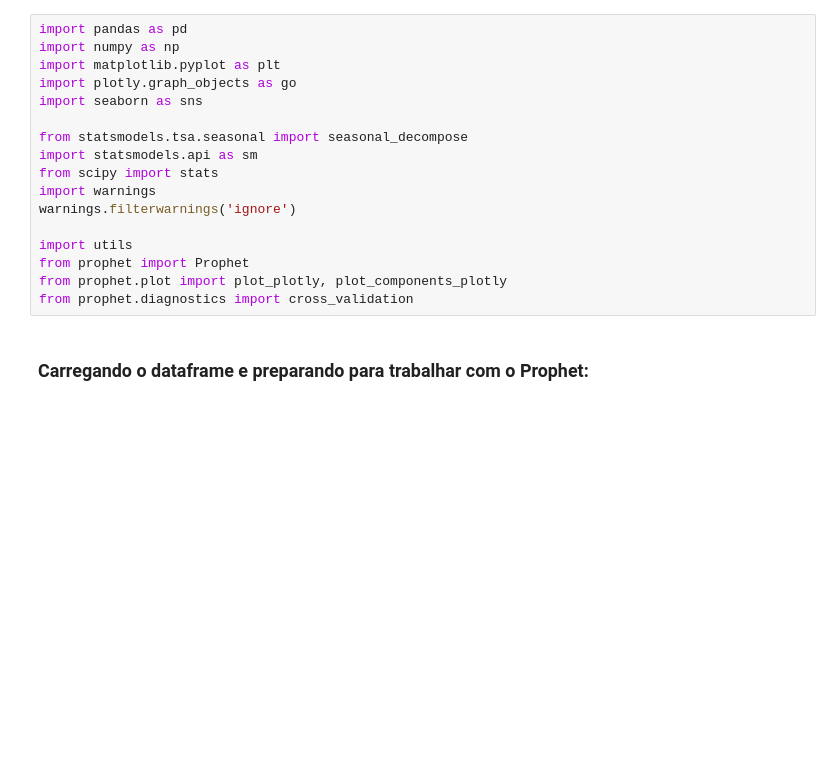
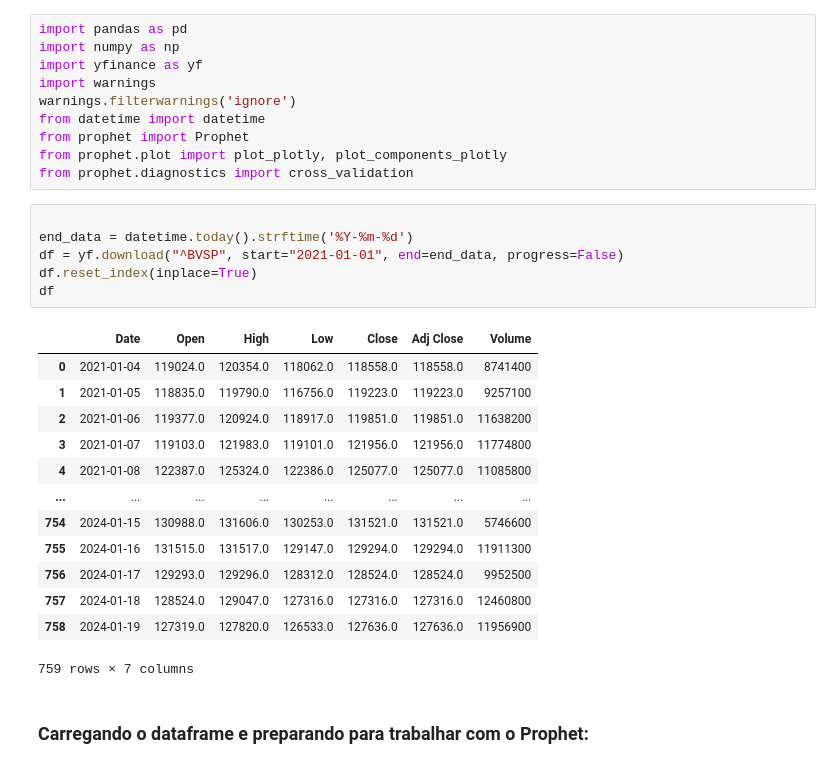
Before and after one commit to alexandre-guerra/Analise-IBOV, a Jupyter notebook: prophet.ipynb, the cells around one changed output. Drawn from its saved outputs; the diff is of its cells as text; blank space fills up the shorter version.

Commit message:
yfinance

```diff
--- a/prophet.ipynb
+++ b/prophet.ipynb
@@ -1,20 +1,33 @@
 # %%
 import pandas as pd
 import numpy as np
-import matplotlib.pyplot as plt
-import plotly.graph_objects as go
-import seaborn as sns
-
-from statsmodels.tsa.seasonal import seasonal_decompose
-import statsmodels.api as sm
-from scipy import stats
+import yfinance as yf
 import warnings
 warnings.filterwarnings('ignore')
-
-import utils
+from datetime import datetime
 from prophet import Prophet
 from prophet.plot import plot_plotly, plot_components_plotly
 from prophet.diagnostics import cross_validation
+# %%
+
+end_data = datetime.today().strftime('%Y-%m-%d')
+df = yf.download("^BVSP", start="2021-01-01", end=end_data, progress=False)
+df.reset_index(inplace=True)
+df
+# %% [output]
+|  | Date | Open | High | Low | Close | Adj Close | Volume |
+| 0 | 2021-01-04 | 119024.0 | 120354.0 | 118062.0 | 118558.0 | 118558.0 | 8741400 |
+| 1 | 2021-01-05 | 118835.0 | 119790.0 | 116756.0 | 119223.0 | 119223.0 | 9257100 |
+| 2 | 2021-01-06 | 119377.0 | 120924.0 | 118917.0 | 119851.0 | 119851.0 | 11638200 |
+| 3 | 2021-01-07 | 119103.0 | 121983.0 | 119101.0 | 121956.0 | 121956.0 | 11774800 |
+| 4 | 2021-01-08 | 122387.0 | 125324.0 | 122386.0 | 125077.0 | 125077.0 | 11085800 |
+| ... | ... | ... | ... | ... | ... | ... | ... |
+| 754 | 2024-01-15 | 130988.0 | 131606.0 | 130253.0 | 131521.0 | 131521.0 | 5746600 |
+| 755 | 2024-01-16 | 131515.0 | 131517.0 | 129147.0 | 129294.0 | 129294.0 | 11911300 |
+| 756 | 2024-01-17 | 129293.0 | 129296.0 | 128312.0 | 128524.0 | 128524.0 | 9952500 |
+| 757 | 2024-01-18 | 128524.0 | 129047.0 | 127316.0 | 127316.0 | 127316.0 | 12460800 |
+| 758 | 2024-01-19 | 127319.0 | 127820.0 | 126533.0 | 127636.0 | 127636.0 | 11956900 |
+759 rows × 7 columns
 # %% [markdown]
 ### Carregando o dataframe e preparando para trabalhar com o Prophet:
 # %%
```
Also changed, not shown: parts of 11 cells of this notebook.
